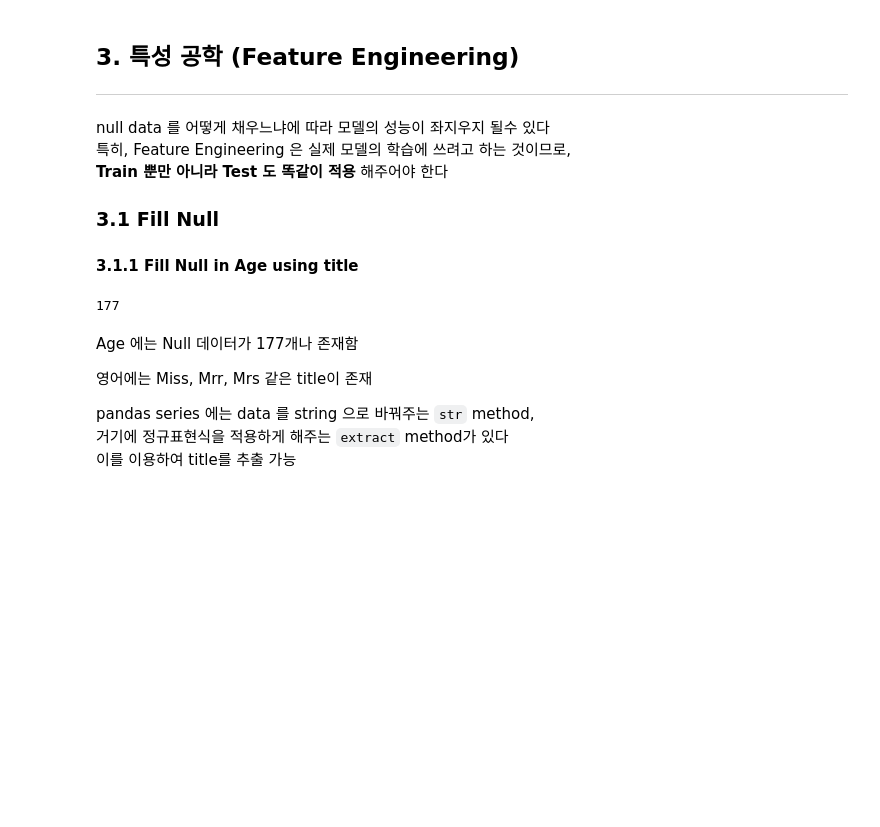
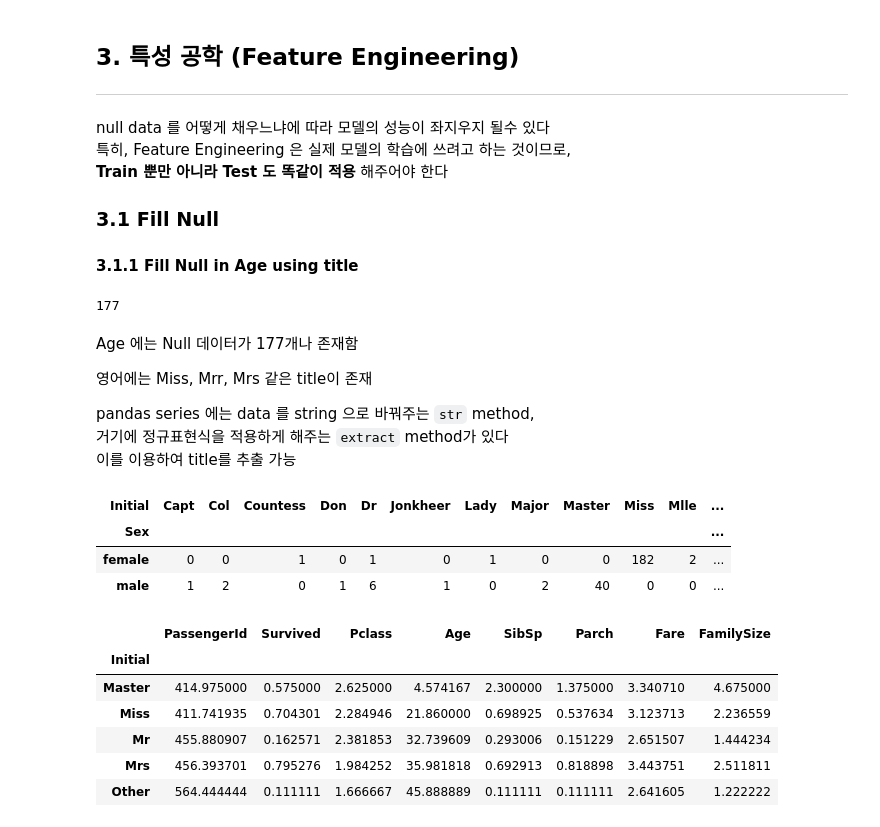
Before and after one commit to ming-90/Kaggle_Study, a Jupyter notebook: 1.titanic/titanic.ipynb, the cells around one changed output. Drawn from its saved outputs; the diff is of its cells as text; code cells hidden in the pictures; blank space fills up the shorter version.

```diff
--- a/1.titanic/titanic.ipynb
+++ b/1.titanic/titanic.ipynb
@@ -462,0 +464,7 @@ pandas series 에는 data 를 string 으로 바꿔주는 `str` method, \
+# %%
+pd.crosstab(df_train['Initial'], df_train['Sex']).T.style.background_gradient(cmap='summer_r')
+# %% [output]
+| Initial | Capt | Col | Countess | Don | Dr | Jonkheer | Lady | Major | Master | Miss | Mlle | ... |
+| Sex |  |  |  |  |  |  |  |  |  |  |  | ... |
+| female | 0 | 0 | 1 | 0 | 1 | 0 | 1 | 0 | 0 | 182 | 2 | ... |
+| male | 1 | 2 | 0 | 1 | 6 | 1 | 0 | 2 | 40 | 0 | 0 | ... |
@@ -462,0 +476,10 @@ pandas series 에는 data 를 string 으로 바꿔주는 `str` method, \
+# %%
+df_train.groupby('Initial').mean()
+# %% [output]
+|  | PassengerId | Survived | Pclass | Age | SibSp | Parch | Fare | FamilySize |
+| Initial |  |  |  |  |  |  |  |  |
+| Master | 414.975000 | 0.575000 | 2.625000 | 4.574167 | 2.300000 | 1.375000 | 3.340710 | 4.675000 |
+| Miss | 411.741935 | 0.704301 | 2.284946 | 21.860000 | 0.698925 | 0.537634 | 3.123713 | 2.236559 |
+| Mr | 455.880907 | 0.162571 | 2.381853 | 32.739609 | 0.293006 | 0.151229 | 2.651507 | 1.444234 |
+| Mrs | 456.393701 | 0.795276 | 1.984252 | 35.981818 | 0.692913 | 0.818898 | 3.443751 | 2.511811 |
+| Other | 564.444444 | 0.111111 | 1.666667 | 45.888889 | 0.111111 | 0.111111 | 2.641605 | 1.222222 |
```
Also changed, not shown: parts of 22 cells of this notebook.
